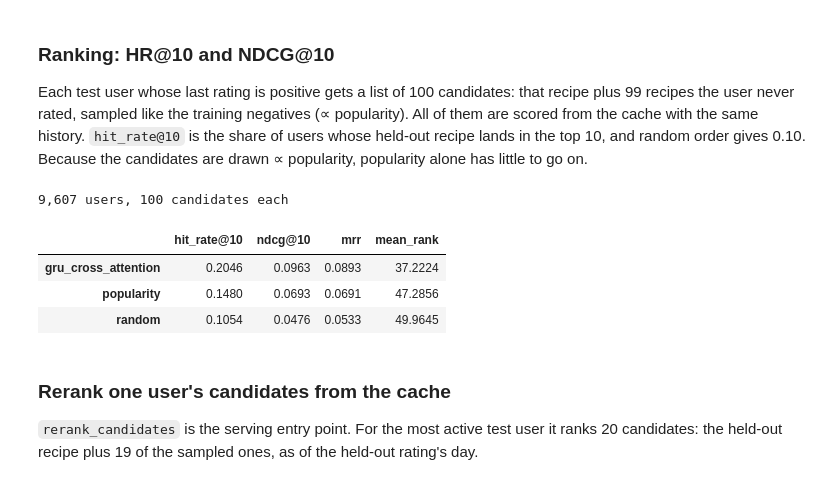
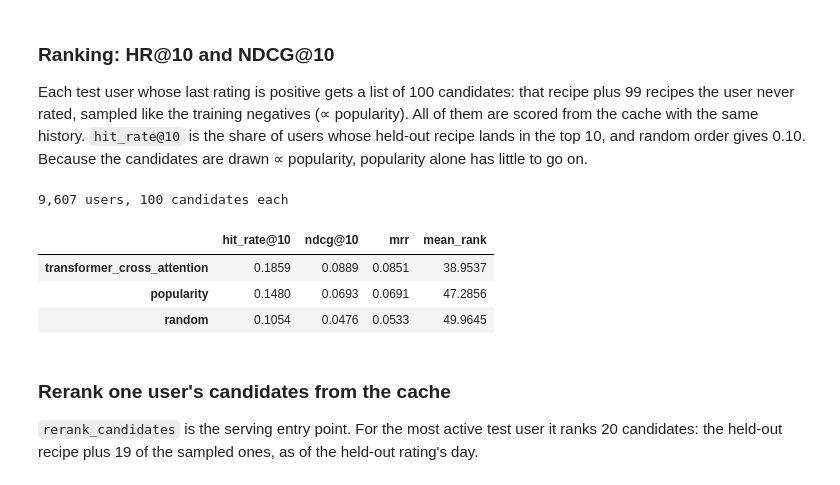
Before and after one commit to 2na3k/practice-project-2, a Jupyter notebook: SystemCode/remymy/ml_models/training/model_training_reranker_avgemb.ipynb, the cells around one changed output. Drawn from its saved outputs; the diff is of its cells as text; code cells hidden in the pictures.

```diff
--- a/SystemCode/remymy/ml_models/training/model_training_reranker_avgemb.ipynb
+++ b/SystemCode/remymy/ml_models/training/model_training_reranker_avgemb.ipynb
@@ -118,11 +124,12 @@ Device: cuda
 import pandas as pd
 
 ARTIFACT_DIR = Path(
-    "./model_artifacts/gru_xattn_reranker"
+    "./model_artifacts/transformer_xattn_reranker"
 )
 INPUT_DIR = "./input_stage2"
 
-recipe_user_interaction_df = pd.read_csv(INPUT_DIR+"/recipe_user_ratings_prices.csv")
+# sampling_preference.ipynb writes this file: recipe_user_ratings_prices.csv plus the preferred nutrients.
+recipe_user_interaction_df = pd.read_csv(INPUT_DIR+"/recipe_user_ratings_preferences_prices.csv")
 # %% [markdown]
 ## Phase 1: Preprocessing and profiling
 
@@ -180,7 +187,7 @@ Ratings 3–5 are positive, 0–2 negative. Users with fewer than 6 observed rat
 `rating_centered` are computed on the rows that remain. In Food.com a rating of 0 usually means a review without
 stars; the spec counts it as negative, and so does this notebook.
 # %%
-interactions = recipe_user_interaction_df[["user_id", "recipe_id", "rating", "date"]].copy()
+interactions = recipe_user_interaction_df[["user_id", "recipe_id", "rating", "date", *PREFERENCE_COLUMNS]].copy()
 interactions["date"] = pd.to_datetime(interactions["date"])
 interactions["label"] = (interactions["rating"] >= CONFIG.positive_min_rating).astype(np.int8)
 
@@ -584,8 +707,10 @@ def to_batch(arrays, index):
     return (torch.from_numpy(arrays["candidate"][index]).to(device),
             torch.from_numpy(arrays["history"][index, :lengths.max()]).to(device),
             torch.from_numpy(arrays["history_rating"][index, :lengths.max()]).to(device),
-            torch.from_numpy(lengths),  # Stays on the CPU for packing.
-            torch.from_numpy(arrays["profile"][index]).to(device))
+            torch.from_numpy(arrays["history_day"][index, :lengths.max()]).to(device),
+            torch.from_numpy(lengths).to(device),
+            torch.from_numpy(arrays["profile"][index]).to(device),
+            torch.from_numpy(arrays["preferences_nutrient"][index]).to(device))
 
 
 def epoch_order(user, position, chunk_size, rng):
@@ -630,7 +755,7 @@ def classification_metrics(labels, probabilities, threshold=0.5):
 
 def train_model(model, train, validation, config, make_batch=to_batch):
     """AdamW on BCE with early stopping on validation log loss; restores the best epoch's weights.
-    make_batch(arrays, index) builds the model inputs: to_batch, or window_batch for the Transformer below."""
+    make_batch(arrays, index) builds the model inputs: to_batch, or window_batch for the window Transformer below."""
     torch.manual_seed(config.seed)
     rng = np.random.default_rng(config.seed)
     optimizer = torch.optim.AdamW(model.parameters(), lr=config.lr, weight_decay=config.weight_decay)
@@ -834,9 +958,10 @@ def score_cached(model, embeddings, arrays, rows, candidates, batch_size=256, ma
     scores = []
     for start in range(0, len(rows), batch_size):
         index = rows[start:start + batch_size]
-        _, history_idx, history_rating, history_len, profile = make_batch(arrays, index)
+        _, history_idx, history_rating, history_day, history_len, profile, preferences = make_batch(arrays, index)
         history_emb = embeddings[history_idx.clamp(min=0).cpu()].to(device) * (history_idx >= 0).unsqueeze(-1)
-        keys, key_padding_mask = model.user_keys(history_emb, history_rating, history_len, profile)
+        keys, key_padding_mask = model.user_keys(history_emb, history_rating, history_day, history_len, profile,
+                                                 preferences)
         candidate_emb = embeddings[torch.from_numpy(candidates[start:start + batch_size])].to(device)
         scores.append(torch.sigmoid(model.score_candidates(candidate_emb, keys, key_padding_mask)).cpu())
     return torch.cat(scores).numpy()
@@ -847,7 +972,8 @@ def rerank_candidates(model, item_cache, user_ratings, candidate_ids, as_of):
     """Rank candidate recipe_ids for one user, most likely positive first, from cached item embeddings.
 
     user_ratings holds that user's ratings (recipe_id, rating, date). Only days before as_of count: the last t_max
-    feed the GRU, with their ratings centered on the mean of all of them, and all of them feed the profile."""
+    feed the history Transformer, with their days and their ratings centered on the mean of all of them, and all of
+    them feed the profile and, weighted by rating, the preferred nutrients."""
     model.eval()
     earlier = user_ratings[user_ratings["date"] < as_of].sort_values(["date", "recipe_id"])
     if earlier.empty:
@@ -857,10 +983,20 @@ def rerank_candidates(model, item_cache, user_ratings, candidate_ids, as_of):
     centered = earlier["rating"].to_numpy(np.float64)[-CONFIG.t_max:] - earlier["rating"].mean()
     history_rating = torch.as_tensor((centered + history_rating_offset) / history_rating_scale, dtype=torch.float32,
                                      device=device).unsqueeze(0)
-    profile_raw = log_numeric[recipe_index.loc[earlier["recipe_id"]].to_numpy()].mean(0)
-    user_profile = torch.as_tensor((profile_raw - profile_mean) / profile_std, dtype=torch.float32, device=device)
-    keys, key_padding_mask = model.user_keys(history_emb, history_rating, torch.tensor([len(recent)]),
-                                             user_profile.unsqueeze(0))
+    days = earlier["date"].to_numpy().astype("datetime64[D]").astype(np.int64)[-CONFIG.t_max:]
+    history_day = torch.as_tensor(days, device=device).unsqueeze(0)
+    earlier_numeric = log_numeric[recipe_index.loc[earlier["recipe_id"]].to_numpy()]
+    profile_raw = earlier_numeric.mean(0)
+    # Preferred nutrients as sampling_preference.ipynb computes them: the weighted average of all the user's
+    # ratings' nutrients, weights 1 / 2^(5 - rating), rounded to the nearest integer (a half up); then the profile's log1p scale.
+    weights = 1 / 2.0 ** (5 - user_ratings["rating"].to_numpy())
+    earlier_nutrients = recipes[NUTRIENT_COLUMNS].to_numpy(np.float64)[recipe_index.loc[user_ratings["recipe_id"]]]
+    preferences_raw = np.log1p(np.floor(weights @ earlier_nutrients / weights.sum() + 0.5))
+    user_profile = torch.as_tensor((profile_raw - profile_shift) / profile_scale, dtype=torch.float32, device=device)
+    user_preferences = torch.as_tensor((preferences_raw - profile_shift[1:]) / profile_scale[1:], dtype=torch.float32,
+                                       device=device)
+    keys, key_padding_mask = model.user_keys(history_emb, history_rating, history_day, torch.tensor([len(recent)]),
+                                             user_profile.unsqueeze(0), user_preferences.unsqueeze(0))
     candidate_emb = torch.stack([item_cache[recipe_id] for recipe_id in candidate_ids]).unsqueeze(0).to(device)
     probability = torch.sigmoid(model.score_candidates(candidate_emb, keys, key_padding_mask))[0].cpu().numpy()
     ranked = pd.DataFrame({"recipe_id": candidate_ids, "p_positive": probability})
@@ -887,31 +1023,31 @@ gives 0.10. Because the candidates are drawn ∝ popularity, popularity alone ha
 # %%
 def ranking_metrics(scores, k):
     """scores (users, candidates) with the held-out positive in column 0."""
     rank = 1 + (scores[:, 1:] > scores[:, :1]).sum(1)
     return {f"hit_rate@{k}": np.mean(rank <= k),
             f"ndcg@{k}": np.mean(np.where(rank <= k, 1 / np.log2(rank + 1), 0.0)),
             "mrr": np.mean(1 / rank), "mean_rank": rank.mean()}
 
 
 ranking_rng = np.random.default_rng(CONFIG.seed + 1)
 held_out = np.flatnonzero(test_rows["source"].eq(POSITIVE).to_numpy())  # At most one per user.
 held_out_users = test_rows["user_id"].to_numpy()[held_out]
 ranking_negatives = sample_unrated(np.repeat(held_out_users, CONFIG.ranking_negatives),
                                    ranking_rng).reshape(len(held_out), -1)
 candidate_lists = np.column_stack([test["candidate"][held_out], ranking_negatives])
 list_scores = score_cached(model, catalog_embeddings, test, held_out, candidate_lists)
 jitter = ranking_rng.random(candidate_lists.shape) * 1e-6  # Breaks ties between equal popularity counts.
 ranking = pd.DataFrame({
-    "gru_cross_attention": ranking_metrics(list_scores, CONFIG.ndcg_k),
+    "transformer_cross_attention": ranking_metrics(list_scores, CONFIG.ndcg_k),
     "popularity": ranking_metrics(np.log1p(train_popularity[candidate_lists]) + jitter, CONFIG.ndcg_k),
     "random": ranking_metrics(ranking_rng.random(candidate_lists.shape), CONFIG.ndcg_k),
 }).T
 print(f"{len(held_out):,} users, {candidate_lists.shape[1]} candidates each")
 display(ranking.round(4))
 # %% [output]
 9,607 users, 100 candidates each
 |  | hit_rate@10 | ndcg@10 | mrr | mean_rank |
-| gru_cross_attention | 0.2046 | 0.0963 | 0.0893 | 37.2224 |
+| transformer_cross_attention | 0.1859 | 0.0889 | 0.0851 | 38.9537 |
 | popularity | 0.1480 | 0.0693 | 0.0691 | 47.2856 |
 | random | 0.1054 | 0.0476 | 0.0533 | 49.9645 |
 # %% [markdown]
```
Also changed, not shown: parts of 29 cells of this notebook, 1 other file.
